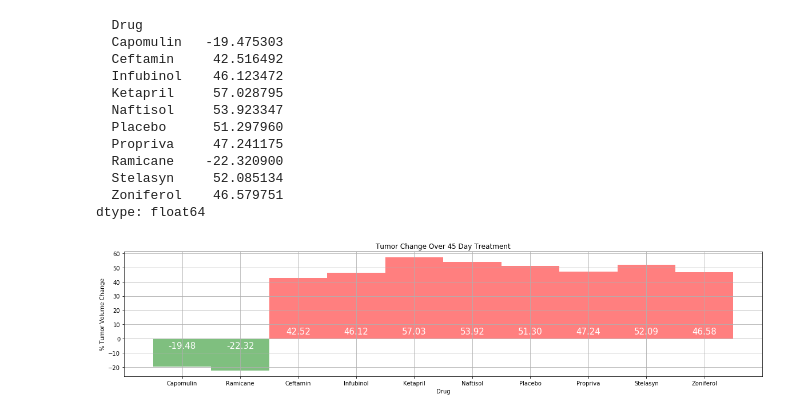
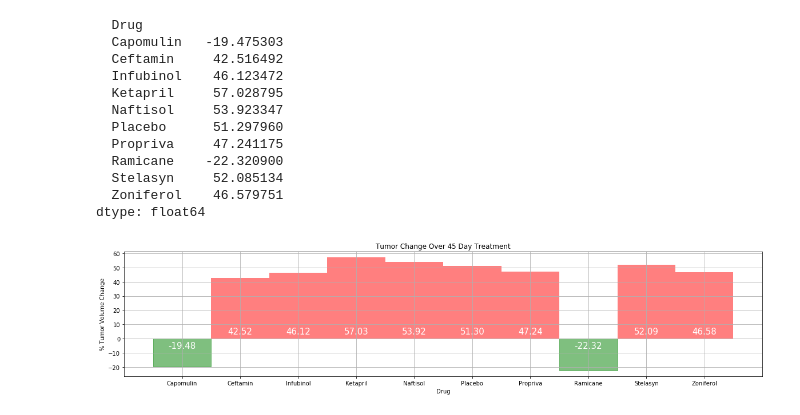
Before and after one commit to sbogdan-sb/Python-Data-Analysis-Charting, a Jupyter notebook: pymaceuticals.ipynb, the cells around one changed output. Saved outputs shown, nothing was run; the diff lists cells and outputs as text; code cells hidden in the pictures.

```diff
--- a/pymaceuticals.ipynb
+++ b/pymaceuticals.ipynb
@@ -368,76 +368,54 @@ dtype: float64
 # %%
 # Store all Relevant Percent Changes into a Tuple
 
-
 # Splice the data between passing and failing drugs
-
 
 # Orient widths. Add labels, tick marks, etc.
 
-
 # Use functions to label the percentages of changes
-
 
 # Call functions to implement the function calls
 
-
 # Save the Figure
-
 
 # Show the Figure
 
-
-
 # fig.show()
 
+percent_change_tuple = tuple(percent_change.values)
 
-#Create list to for failed and passed labels and values
-passed = []
-failed = []
-passed_label = []
-failed_label = []
+#Clean up multiindex key so just drug name will be displayed on chart and configure legend
+legend_list = tuple(percent_change.keys().get_level_values(1))
 
-#Iterate through tumor size change data and place in passed or failed lists
-for x in percent_change.items():
-    if x[1] < 0:
-        passed.append(x[1])
-        passed_label.append(x[0][1])
-    else:
-        failed.append(x[1])
-        failed_label.append(x[0][1])
-
-#Create bar charts for passed and failed data
 fig, ax = plt.subplots()
-passed_plot = ax.bar(passed_label, passed, color='g', width=1, alpha=0.5, align="center")
-failed_plot = ax.bar(failed_label, failed, color='r', width=1, alpha=0.5, align="center")
-
+tumor_bar_chart = ax.bar(legend_list, percent_change_tuple, color='r', width=1, alpha=0.5, align="center")
 
 plt.title("Tumor Change Over 45 Day Treatment")
 plt.xlabel("Drug")
 plt.ylabel("% Tumor Volume Change")
 
 plt.rcParams["figure.figsize"] = [20,4]
 
 plt.grid(True)
 
-#Function to print tumor size change values on corresponding bar on chart
-def label_bars(bar_plots):
+#Function to print tumor size change values on corresponding bar on chart and set color based on drug pass or fail
+def label_bars(bar_plot):
 
-    for plot in bar_plots:
-        height = plot.get_height()
+    for bar in bar_plot:
+        height = bar.get_height()
         if height < 0:
             y_position = -8
+            bar.set_color("g")
         else:
             y_position = 2
-        ax.text(plot.get_x() + plot.get_width()/2, y_position,
+        ax.text(bar.get_x() + bar.get_width()/2, y_position,
+
                '%1.2f' % height, ha='center', va='bottom', color = 'w', fontsize = 15)
 
 #Call label_bar function to label bars on both charts
-label_bars(passed_plot)
-label_bars(failed_plot)
-
+label_bars(tumor_bar_chart)
 
 plt.savefig("Tumor Size Change (Bar).png")
 plt.show()
 # %% [output]
-[figure, old version]
+[figure, new version]
```
Also changed, not shown: 1 other file.
